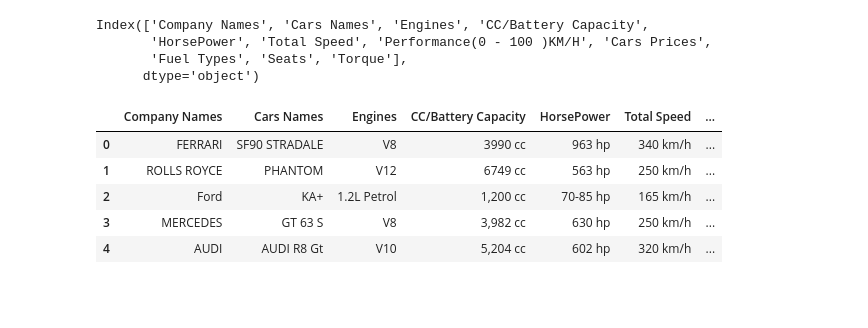
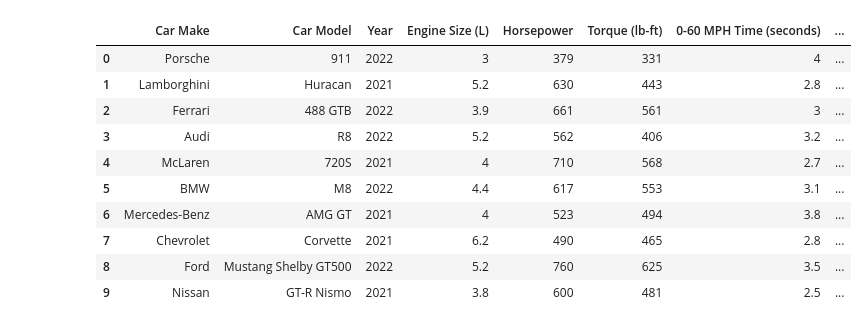
Before and after one commit to irasamant21/Project-3--Car-Price-Prediction-, a Jupyter notebook: cars_regression.ipynb, the cells around one changed output. Drawn from its saved outputs; the diff is of its cells as text; code cells hidden in the pictures; blank space fills up the shorter version.

```diff
--- a/cars_regression.ipynb
+++ b/cars_regression.ipynb
@@ -5,30 +11,18 @@ df = pd.read_csv('/Users/irasamant/Documents/ITSC 3162/Project-3--Car-Price-Pred
-# %%
-
-
-# 2) Rename multiple columns at once (provide a dict of mappings)
-df = df.rename(columns={'cars_prices': 'Total Price (USD)', 'horsepower': 'Horsepower(hp)','total_speed':'Speed(km/h)','torque':'torque(Nm)'})
-
-# 3) Rename by assignment (replace all column names)
-# Make sure the list length matches the number of columns
-# df.columns = ['col1', 'col2', 'col3', ...]
-
-# 4) Bulk rename using string operations (e.g., lowercase, remove spaces)
-
-
-# Show new columns and head
-print(df.columns)
-df.head()
-# %% [output]
-Index(['Company Names', 'Cars Names', 'Engines', 'CC/Battery Capacity',
-       'HorsePower', 'Total Speed', 'Performance(0 - 100 )KM/H', 'Cars Prices',
-       'Fuel Types', 'Seats', 'Torque'],
-      dtype='object')
-|  | Company Names | Cars Names | Engines | CC/Battery Capacity | HorsePower | Total Speed | ... |
-| 0 | FERRARI | SF90 STRADALE | V8 | 3990 cc | 963 hp | 340 km/h | ... |
-| 1 | ROLLS ROYCE | PHANTOM | V12 | 6749 cc | 563 hp | 250 km/h | ... |
-| 2 | Ford | KA+ | 1.2L Petrol | 1,200 cc | 70-85 hp | 165 km/h | ... |
-| 3 | MERCEDES | GT 63 S | V8 | 3,982 cc | 630 hp | 250 km/h | ... |
-| 4 | AUDI | AUDI R8 Gt | V10 | 5,204 cc | 602 hp | 320 km/h | ... |
+# %%
+df.head(10
+        )
+# %% [output]
+|  | Car Make | Car Model | Year | Engine Size (L) | Horsepower | Torque (lb-ft) | 0-60 MPH Time (seconds) | ... |
+| 0 | Porsche | 911 | 2022 | 3 | 379 | 331 | 4 | ... |
+| 1 | Lamborghini | Huracan | 2021 | 5.2 | 630 | 443 | 2.8 | ... |
+| 2 | Ferrari | 488 GTB | 2022 | 3.9 | 661 | 561 | 3 | ... |
+| 3 | Audi | R8 | 2022 | 5.2 | 562 | 406 | 3.2 | ... |
+| 4 | McLaren | 720S | 2021 | 4 | 710 | 568 | 2.7 | ... |
+| 5 | BMW | M8 | 2022 | 4.4 | 617 | 553 | 3.1 | ... |
+| 6 | Mercedes-Benz | AMG GT | 2021 | 4 | 523 | 494 | 3.8 | ... |
+| 7 | Chevrolet | Corvette | 2021 | 6.2 | 490 | 465 | 2.8 | ... |
+| 8 | Ford | Mustang Shelby GT500 | 2022 | 5.2 | 760 | 625 | 3.5 | ... |
+| 9 | Nissan | GT-R Nismo | 2021 | 3.8 | 600 | 481 | 2.5 | ... |
 # %%
 df.shape
 # %% [output]
```
Also changed, not shown: parts of 19 cells of this notebook.
